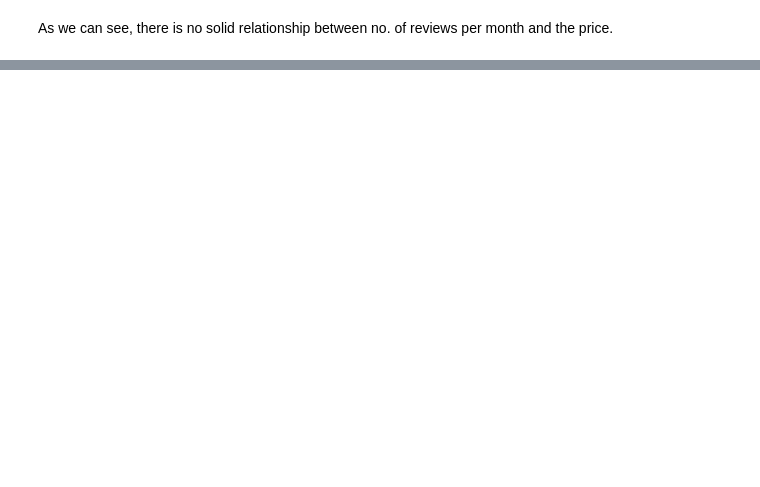
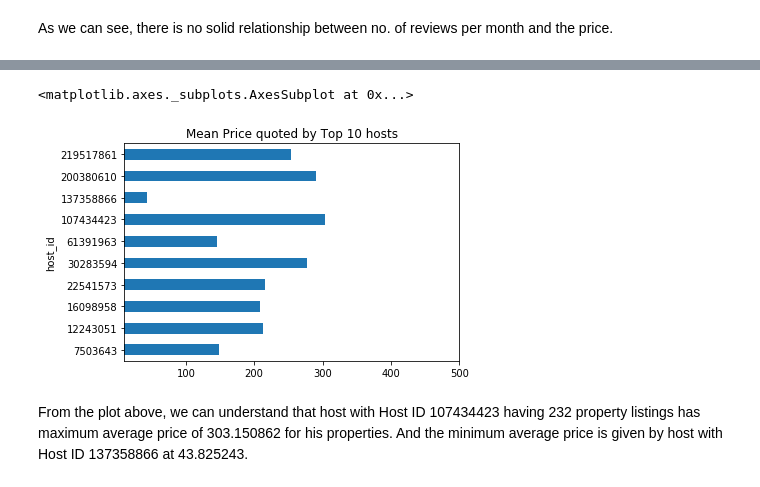
Before and after one commit to somya22/NY-Airbnb-Analysis, a Jupyter notebook: NYAirbnb.ipynb, the cells around one changed output, grey strips where cells are left out. Saved outputs shown, nothing was run; the diff lists cells and outputs as text; code cells hidden in the pictures; blank space fills up the shorter version.

```diff
--- a/NYAirbnb.ipynb
+++ b/NYAirbnb.ipynb
@@ -244,0 +254,3 @@ As we can see, there is no solid relationship between no. of reviews per month a
+# %%
+top_list=top_host.index
+top_list
@@ -244,0 +263,3 @@ As we can see, there is no solid relationship between no. of reviews per month a
+# %%
+top_df= airbnb[['host_id', 'price']]
+top_df.head()
@@ -244,0 +277,2 @@ As we can see, there is no solid relationship between no. of reviews per month a
+# %%
+top_df = top_df[top_df['host_id'].isin(top_list)]
@@ -244,0 +299,3 @@ As we can see, there is no solid relationship between no. of reviews per month a
+# %%
+table = pd.pivot_table(top_df,index=['host_id'],values=['price'], aggfunc='mean')
+table
@@ -244,0 +315,7 @@ As we can see, there is no solid relationship between no. of reviews per month a
+# %%
+table.plot(kind='barh', title='Mean Price quoted by Top 10 hosts', xlim=(10,500), legend=False)
+# %% [output]
+<matplotlib.axes._subplots.AxesSubplot at 0x...>
+[figure, added]
+# %% [markdown]
+From the plot above, we can understand that host with Host ID 107434423 having 232 property listings has maximum average price of 303.150862 for his properties. And the minimum average price is given by host with Host ID 137358866 at 43.825243.
```
Also changed, not shown: parts of 13 cells of this notebook.
